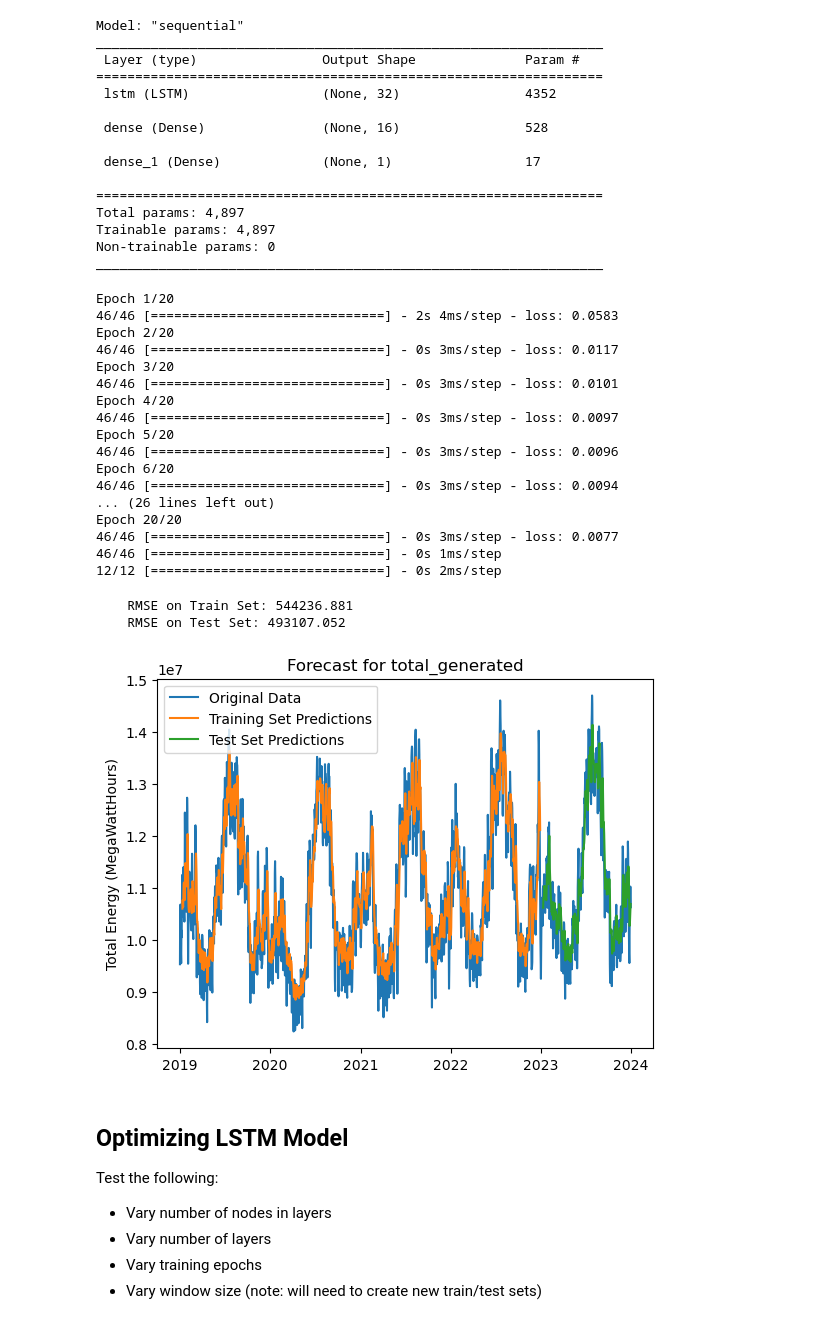
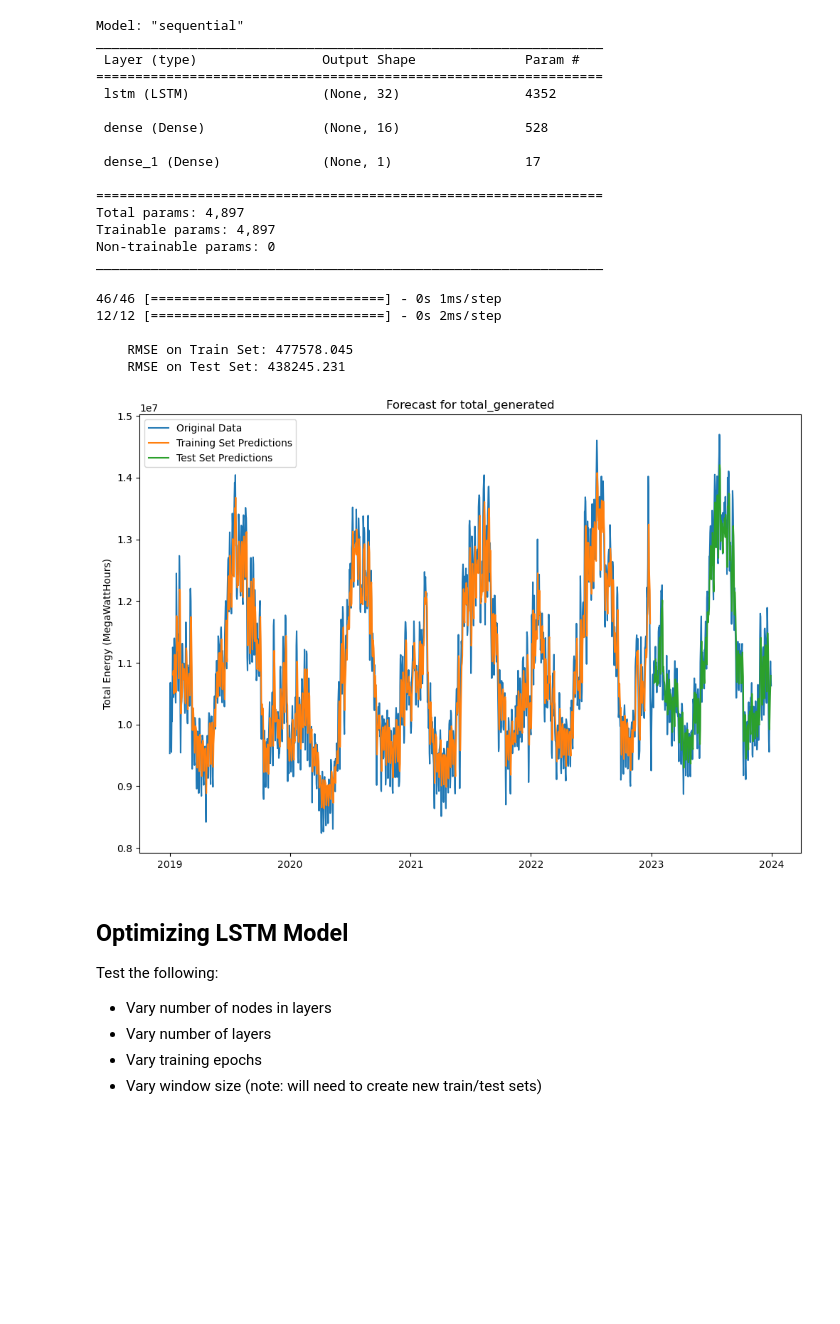
Before and after one commit to sbenston/energy_forecasting, a Jupyter notebook: energy_forecasting_models.ipynb, the cells around one changed output. Drawn from its saved outputs; the diff is of its cells as text; code cells hidden in the pictures; blank space fills up the shorter version.

```diff
--- a/energy_forecasting_models.ipynb
+++ b/energy_forecasting_models.ipynb
@@ -88,3 +113,12 @@ def scale_data(train_data, test_data):
+# %%
+def root_mean_squared_error(y, y_pred):
+    '''
+    Calculate the root mean squared error of the target value and model predictions.
+    '''
+    mse = mean_squared_error(y[0], y_pred)
+    rmse = np.sqrt(mse)
+
+    return rmse
 # %%
 def shift_predictions(train_pred, test_pred, df, window_size=10):
     '''
@@ -106,8 +140,9 @@ def plot_predictions(df, shifted_train_pred, shifted_test_pred):
     Plots a line chart with both the original dataset and predictions
     generated from the models.
     '''
+    plt.figure(figsize=(12, 8))
     plt.plot(df, label='Original Data')
-    plt.plot(df.index ,shifted_train_pred, label='Training Set Predictions')
+    plt.plot(df.index, shifted_train_pred, label='Training Set Predictions')
     plt.plot(df.index, shifted_test_pred, label='Test Set Predictions')
 
     plt.title(f'Forecast for {df.columns[0]}')
@@ -170,27 +207,34 @@ Trainable params: 4,897
 Non-trainable params: 0
 _________________________________________________________________
 # %%
-# Fit for 20 epochs
-model.fit(X_train, y_train, epochs=20, verbose=1)
+# Fit model for 20 epochs and get predictions
+train_pred, test_pred = get_predictions(model, X_train, y_train, epochs=20)
 
-# Get predictions
-train_pred = model.predict(X_train)
-test_pred = model.predict(X_test)
+# Revert scaling for target and predictions
+y_train_unscaled, train_pred_unscaled = unscale_data(scaler, y_train, train_pred)
+y_test_unscaled, test_pred_unscaled = unscale_data(scaler, y_test, test_pred)
+
+# Get rmse for both sets of data
+rmse_train = root_mean_squared_error(y_train_unscaled, train_pred_unscaled)
+rmse_test = root_mean_squared_error(y_test_unscaled, test_pred_unscaled)
+
+# Align prediction data to match original data x-axis
+shifted_train_pred, shifted_test_pred = shift_predictions(train_pred_unscaled,
+                                                          test_pred_unscaled,
+                                                          total_generated_df,
+                                                          window_size=10)
+
+print(f'''
+    RMSE on Train Set: {rmse_train:.3f}
+    RMSE on Test Set: {rmse_test:.3f}
+    ''')
+
+# Plot predictions against original data
+plot_predictions(total_generated_df, shifted_train_pred, shifted_test_pred)
 # %% [output]
-Epoch 1/20
-46/46 [==============================] - 2s 4ms/step - loss: 0.0583
-Epoch 2/20
-46/46 [==============================] - 0s 3ms/step - loss: 0.0117
-Epoch 3/20
-46/46 [==============================] - 0s 3ms/step - loss: 0.0101
-Epoch 4/20
-46/46 [==============================] - 0s 3ms/step - loss: 0.0097
-Epoch 5/20
-46/46 [==============================] - 0s 3ms/step - loss: 0.0096
-Epoch 6/20
-46/46 [==============================] - 0s 3ms/step - loss: 0.0094
-... (26 lines left out)
-Epoch 20/20
-46/46 [==============================] - 0s 3ms/step - loss: 0.0077
 46/46 [==============================] - 0s 1ms/step
 12/12 [==============================] - 0s 2ms/step
+
+    RMSE on Train Set: 477578.045
+    RMSE on Test Set: 438245.231
+[figure, added]
@@ -203,14 +240,0 @@ test_pred_unscaled = scaler.inverse_transform(test_pred)
-# %%
-# Get RMSE for unscaled data
-mse_train = mean_squared_error(y_train_unscaled[0], train_pred_unscaled)
-mse_test = mean_squared_error(y_test_unscaled[0], test_pred_unscaled)
-rmse_train = np.sqrt(mse_train)
-rmse_test = np.sqrt(mse_test)
-
-print(f'''
-    RMSE on Train Set: {rmse_train:.3f}
-    RMSE on Test Set: {rmse_test:.3f}
-    ''')
-# %% [output]
-    RMSE on Train Set: 544236.881
-    RMSE on Test Set: 493107.052
@@ -223,8 +241,3 @@ shifted_train_pred, shifted_test_pred = shift_predictions(train_pred_unscaled,
-# %%
-# Plot predictions against original data
-plot_predictions(total_generated_df, shifted_train_pred, shifted_test_pred)
-# %% [output]
-[figure, removed]
 # %% [markdown]
 ## Optimizing LSTM Model
 Test the following:
```
Also changed, not shown: parts of 25 cells of this notebook.
